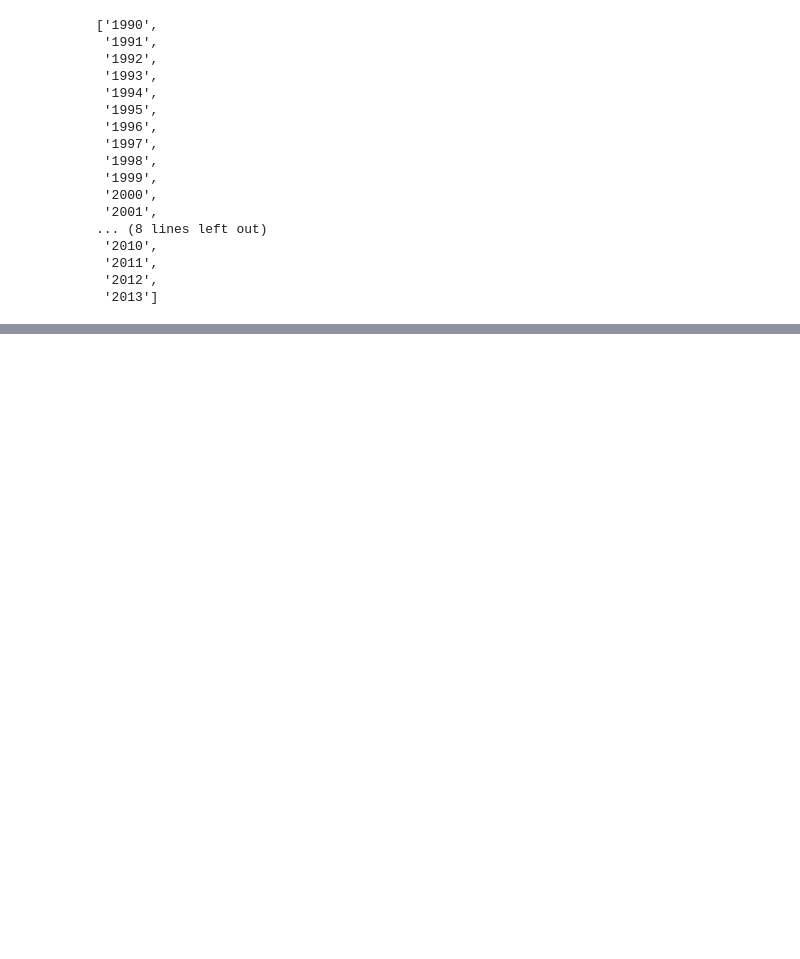
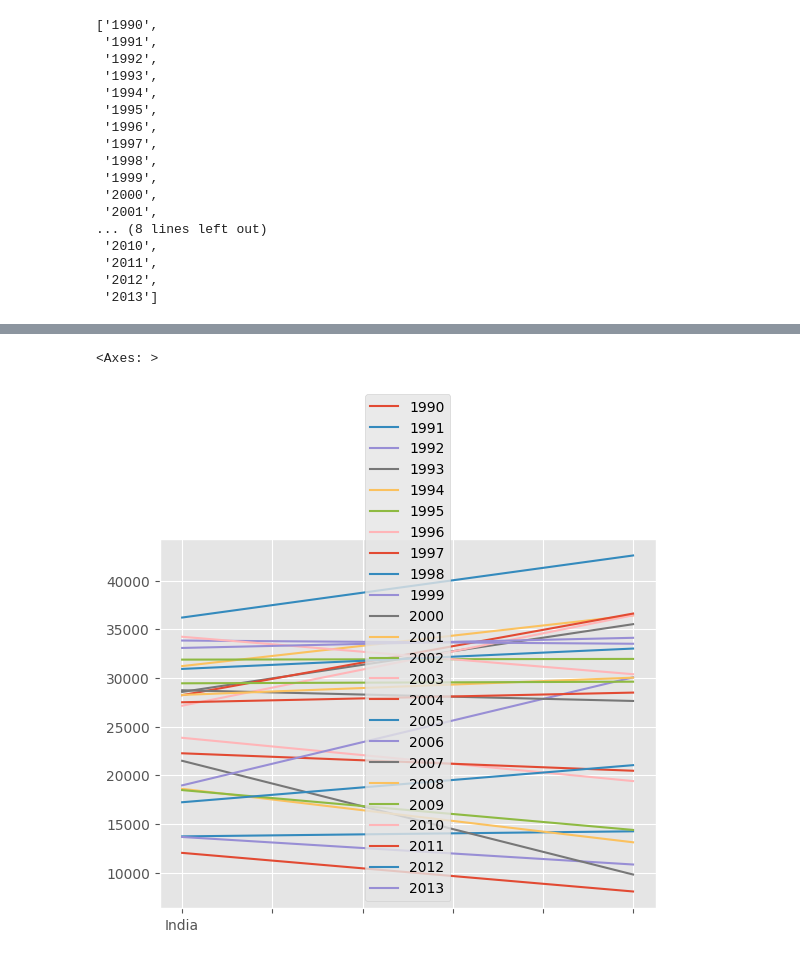
Before and after one commit to jorgemaciel/ibm-data-analyst-professional, a Jupyter notebook: Data Visualization with Python/imigracao_canada.ipynb, the cells around one changed output, grey strips where cells are left out. Saved outputs shown, nothing was run; the diff lists cells and outputs as text; code cells hidden in the pictures; blank space fills up the shorter version.

```diff
--- a/Data Visualization with Python/imigracao_canada.ipynb
+++ b/Data Visualization with Python/imigracao_canada.ipynb
@@ -478 +476,4 @@ df[df['Continent'] == 'Asia']
 49 rows × 38 columns
+# %%
+df_CI = df.loc[['India', 'China'], years]
+df_CI
@@ -478,0 +485,5 @@ df[df['Continent'] == 'Asia']
+# %%
+df_CI.plot(kind='line')
+# %% [output]
+<Axes: >
+[figure, added]
```
Also changed, not shown: parts of 29 cells of this notebook.
